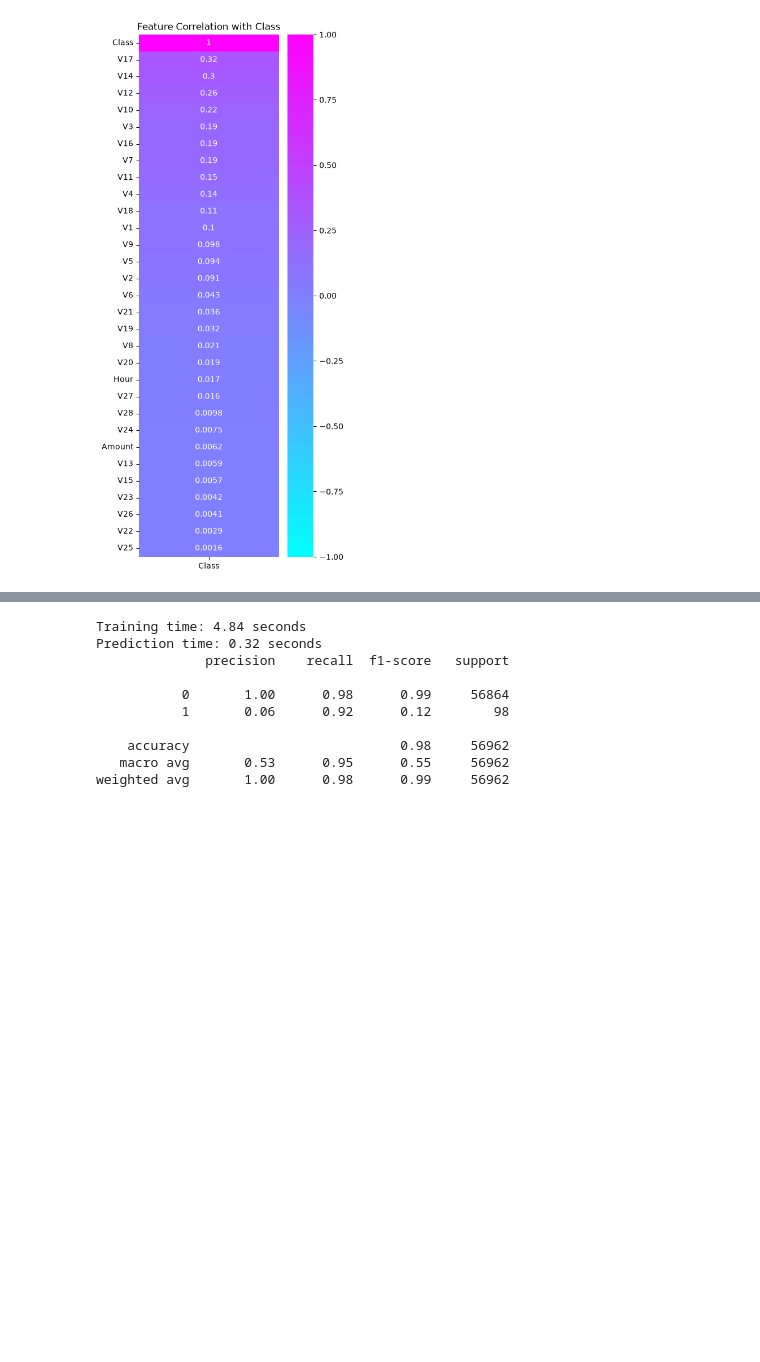
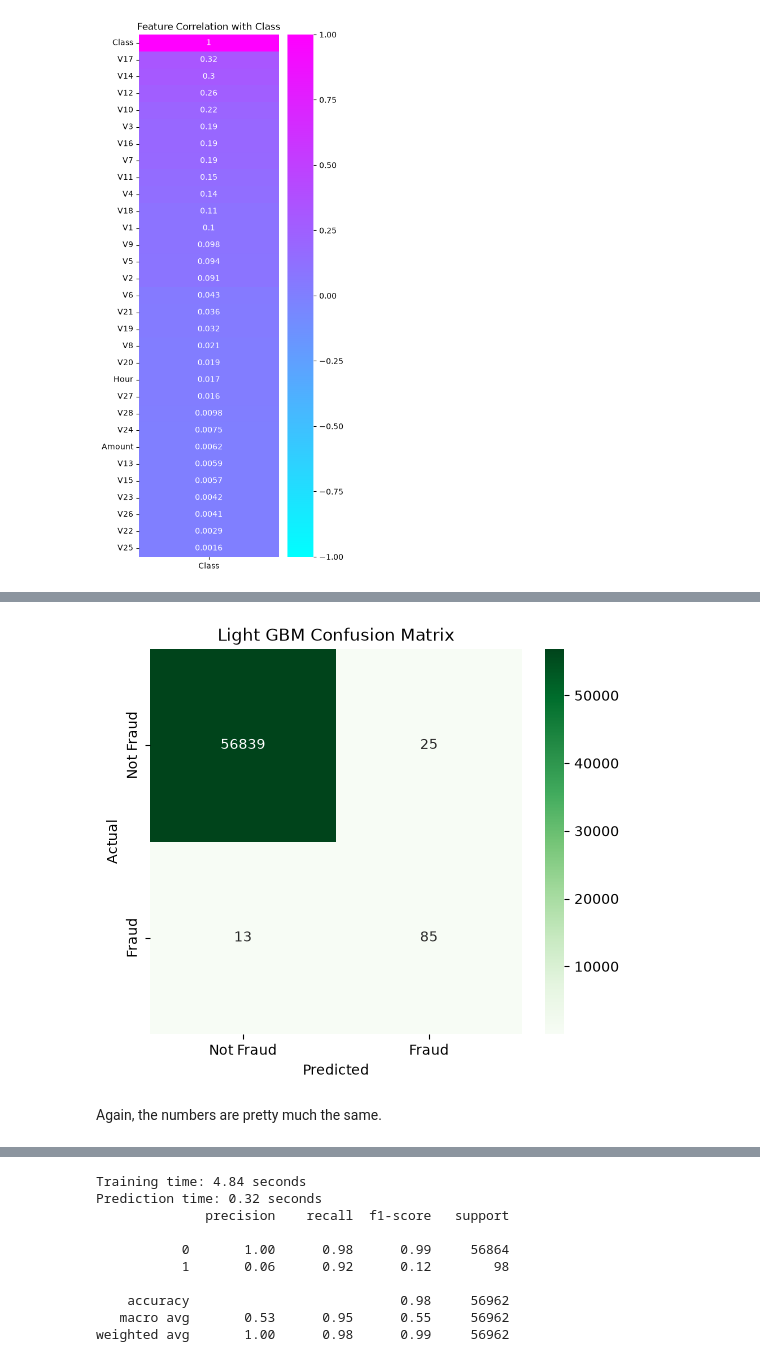
Before and after one commit to moonojha/Credit-Card-Fraud-Detection, a Jupyter notebook: notebooks/Credit_Card_Fraud_Detection_MLOps.ipynb, the cells around one changed output, grey strips where cells are left out. Saved outputs shown, nothing was run; the diff lists cells and outputs as text; code cells hidden in the pictures; blank space fills up the shorter version.

```diff
--- a/notebooks/Credit_Card_Fraud_Detection_MLOps.ipynb
+++ b/notebooks/Credit_Card_Fraud_Detection_MLOps.ipynb
@@ -228,2 +277,15 @@ Prediction time: 1.40 seconds
 weighted avg       1.00      1.00      1.00     56962
+# %%
+lgbm_confus_matrix = confusion_matrix(y_test, lgbm_pred)
+
+plt.figure(figsize=(6,5))
+sns.heatmap(lgbm_confus_matrix, annot=True, fmt='d', cmap="Greens", xticklabels=['Not Fraud', 'Fraud'], yticklabels=['Not Fraud', 'Fraud'])
+plt.xlabel("Predicted")
+plt.ylabel('Actual')
+plt.title("Light GBM Confusion Matrix")
+plt.show()
+# %% [output]
+[figure, added]
+# %% [markdown]
+Again, the numbers are pretty much the same.
 # %% [markdown]
```
Also changed, not shown: parts of 31 cells of this notebook.
